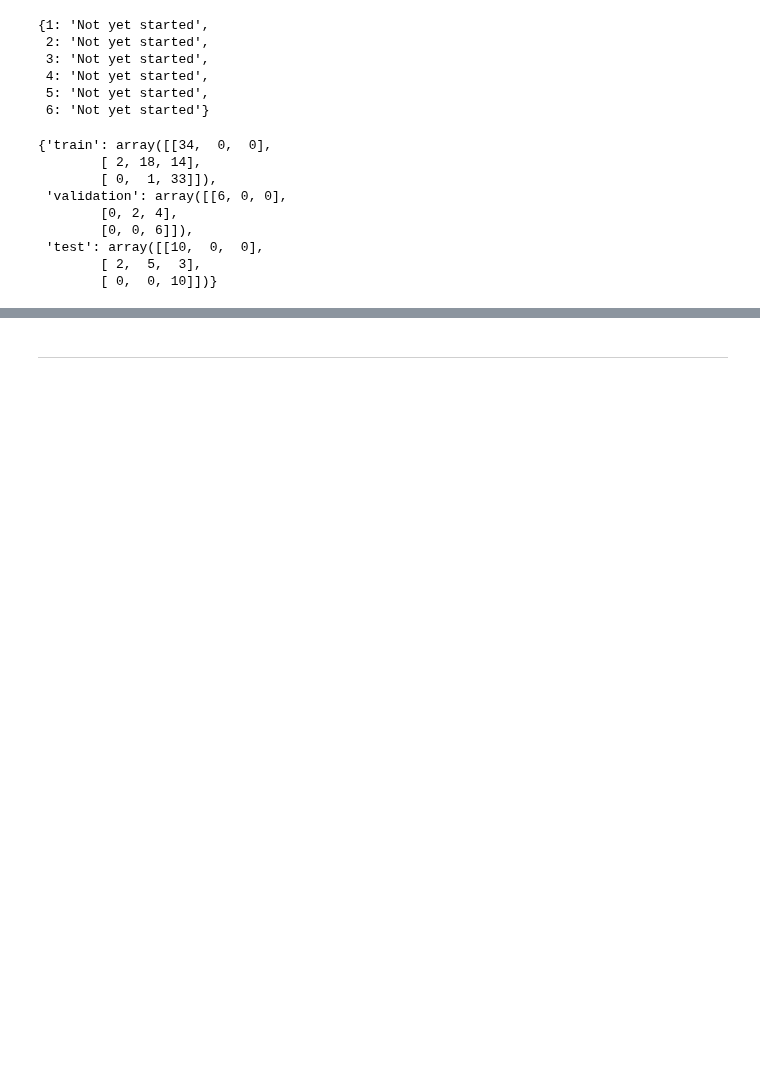
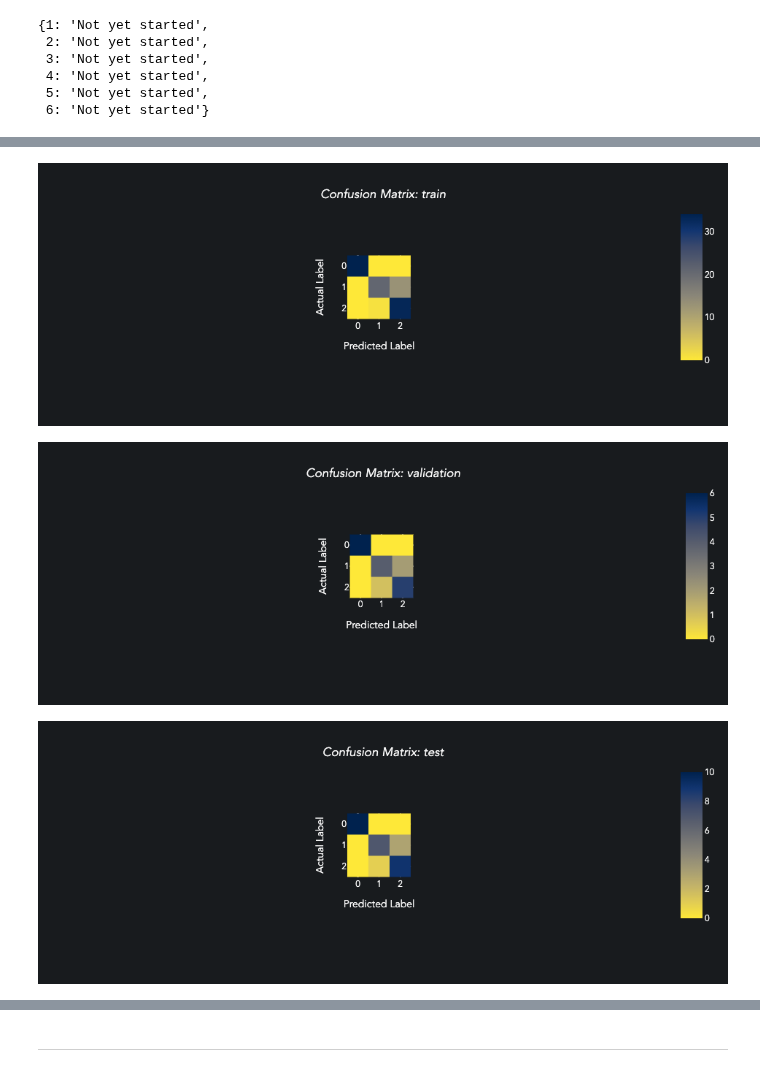
Before and after one commit to pydatasci-repos/pydatasci, a Jupyter notebook: notebooks/dev_alg_model.ipynb, the cells around one changed output, grey strips where cells are left out. Cells and saved outputs as stored; diff of their text form; code cells hidden in the pictures; blank space fills up the shorter version.

Commit message:
plotting result confusion matrices

```diff
--- a/notebooks/dev_alg_model.ipynb
+++ b/notebooks/dev_alg_model.ipynb
@@ -188,14 +188,7 @@ batch.run_jobs(verbose=False)
 #batch.jobs[0].results[0].evaluations
 #batch.jobs[0].results[0].model_history
 #batch.jobs[0].results[0].predictions
-batch.jobs[0].results[0].confusion_matrices
+#batch.jobs[0].results[0].confusion_matrices
-# %% [output]
-{'train': array([[34,  0,  0],
-        [ 2, 18, 14],
-        [ 0,  1, 33]]),
- 'validation': array([[6, 0, 0],
-        [0, 2, 4],
-        [0, 0, 6]]),
- 'test': array([[10,  0,  0],
-        [ 2,  5,  3],
-        [ 0,  0, 10]])}
+# %%
+batch.jobs[0].results[0].plot_confusion_matrices()
+# %% [output]
@@ -202,3 +196,6 @@ batch.jobs[0].results[0].confusion_matrices
+[figure, added]
+[figure, added]
+[figure, added]
 # %%
 batch.plot_evaluations(max_loss=0.35, min_accuracy=0.80)
 # %% [output]
```
Also changed, not shown: parts of 10 cells of this notebook, 1 other file.
